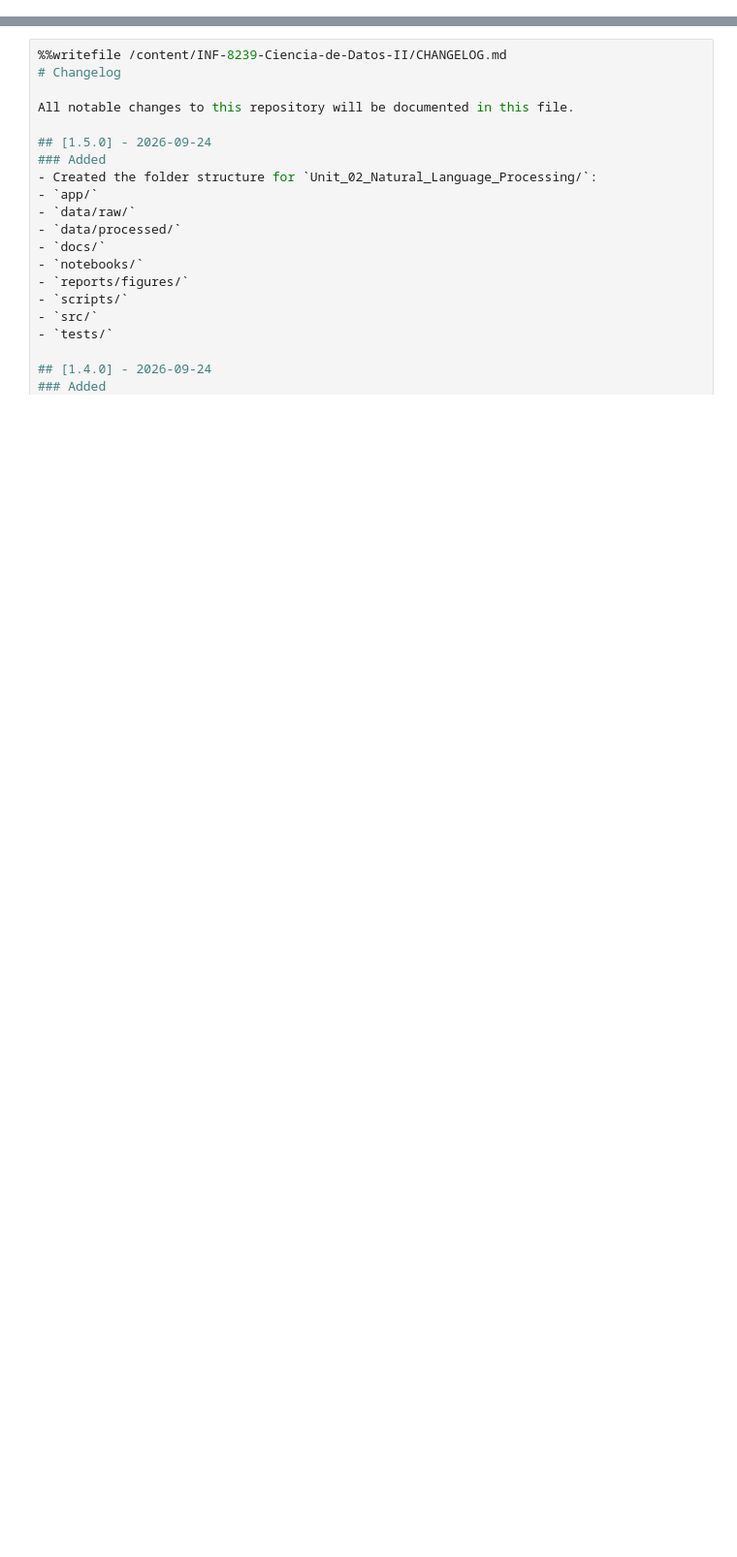
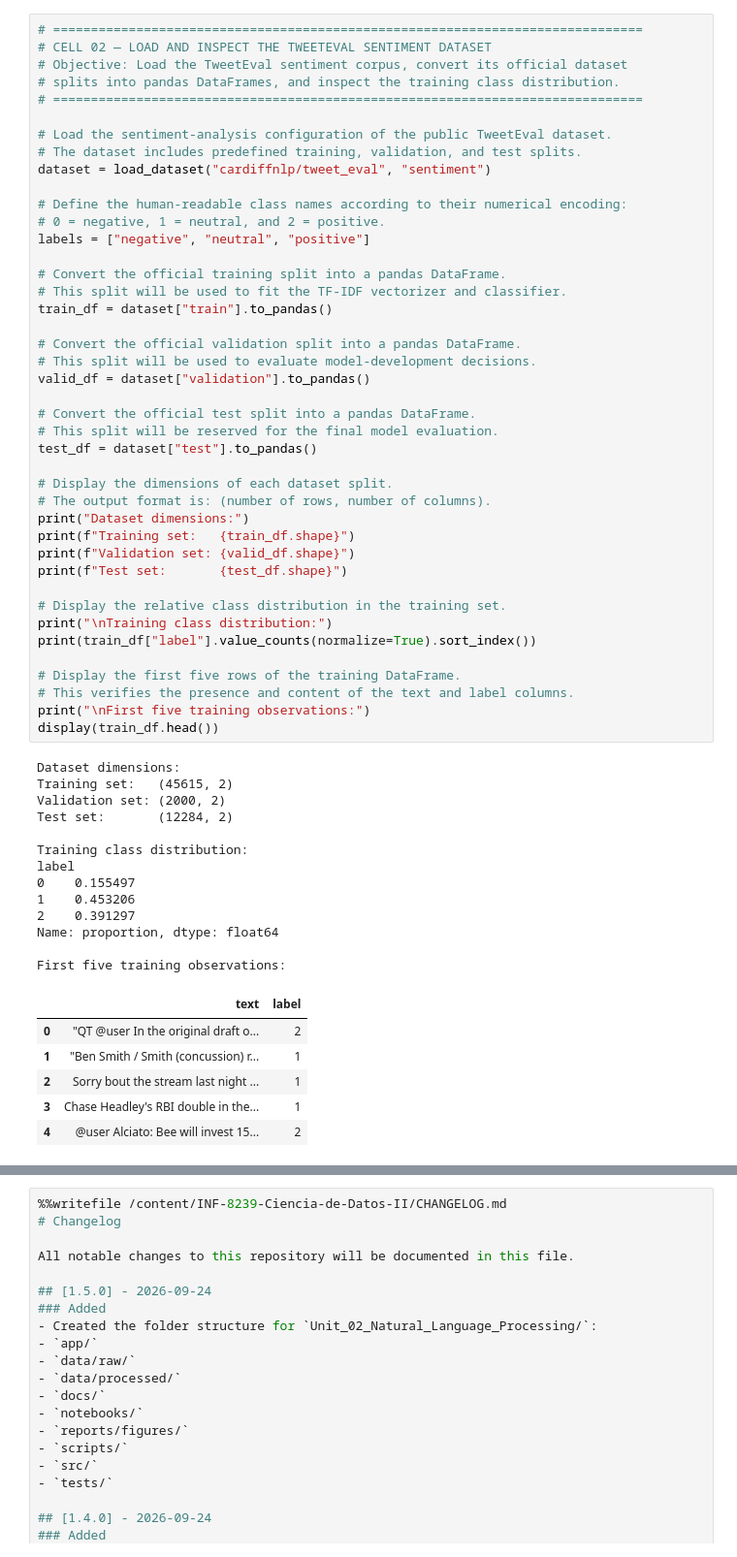
Before and after one commit to pascual-francisco/INF-8239-Ciencia-de-Datos-II, a Jupyter notebook: Unit_02_Natural_Language_Processing/notebooks/U02.LAB04.ipynb, the cells around one changed output, grey strips where cells are left out. Shown at 97% size. Drawn from its saved outputs; the diff is of its cells as text; blank space fills up the shorter version.

```diff
--- a/Unit_02_Natural_Language_Processing/notebooks/U02.LAB04.ipynb
+++ b/Unit_02_Natural_Language_Processing/notebooks/U02.LAB04.ipynb
@@ -58,0 +159,62 @@ Resolving deltas: 100% (358/358), done.
+# %%
+# ==============================================================================
+# CELL 02 — LOAD AND INSPECT THE TWEETEVAL SENTIMENT DATASET
+# Objective: Load the TweetEval sentiment corpus, convert its official dataset
+# splits into pandas DataFrames, and inspect the training class distribution.
+# ==============================================================================
+
+# Load the sentiment-analysis configuration of the public TweetEval dataset.
+# The dataset includes predefined training, validation, and test splits.
+dataset = load_dataset("cardiffnlp/tweet_eval", "sentiment")
+
+# Define the human-readable class names according to their numerical encoding:
+# 0 = negative, 1 = neutral, and 2 = positive.
+labels = ["negative", "neutral", "positive"]
+
+# Convert the official training split into a pandas DataFrame.
+# This split will be used to fit the TF-IDF vectorizer and classifier.
+train_df = dataset["train"].to_pandas()
+
+# Convert the official validation split into a pandas DataFrame.
+# This split will be used to evaluate model-development decisions.
+valid_df = dataset["validation"].to_pandas()
+
+# Convert the official test split into a pandas DataFrame.
+# This split will be reserved for the final model evaluation.
+test_df = dataset["test"].to_pandas()
+
+# Display the dimensions of each dataset split.
+# The output format is: (number of rows, number of columns).
+print("Dataset dimensions:")
+print(f"Training set:   {train_df.shape}")
+print(f"Validation set: {valid_df.shape}")
+print(f"Test set:       {test_df.shape}")
+
+# Display the relative class distribution in the training set.
+print("\nTraining class distribution:")
+print(train_df["label"].value_counts(normalize=True).sort_index())
+
+# Display the first five rows of the training DataFrame.
+# This verifies the presence and content of the text and label columns.
+print("\nFirst five training observations:")
+display(train_df.head())
+# %% [output]
+Dataset dimensions:
+Training set:   (45615, 2)
+Validation set: (2000, 2)
+Test set:       (12284, 2)
+
+Training class distribution:
+label
+0    0.155497
+1    0.453206
+2    0.391297
+Name: proportion, dtype: float64
+
+First five training observations:
+|  | text | label |
+| 0 | "QT @user In the original draft o... | 2 |
+| 1 | "Ben Smith / Smith (concussion) r... | 1 |
+| 2 | Sorry bout the stream last night ... | 1 |
+| 3 | Chase Headley's RBI double in the... | 1 |
+| 4 | @user Alciato: Bee will invest 15... | 2 |
```
Also changed, not shown: parts of 7 cells of this notebook.
